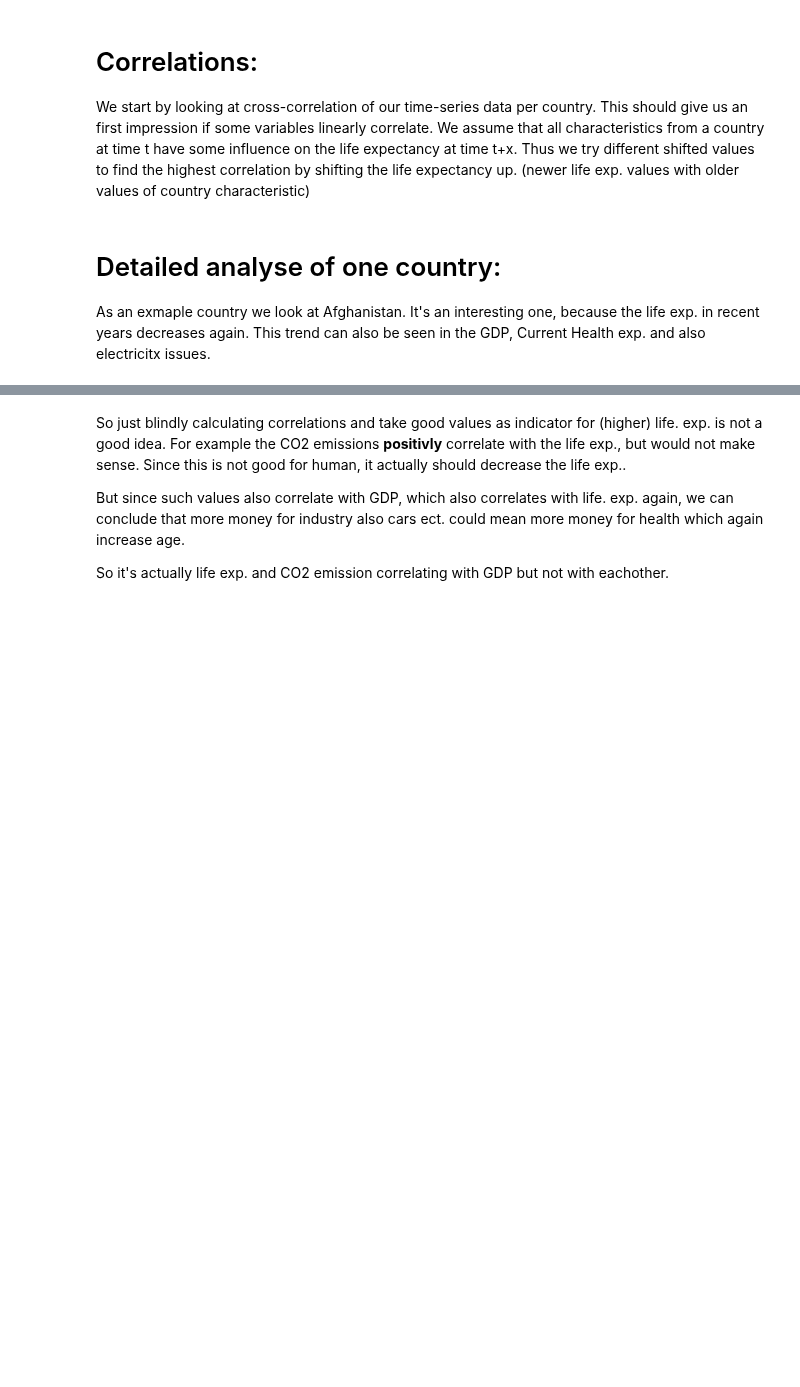
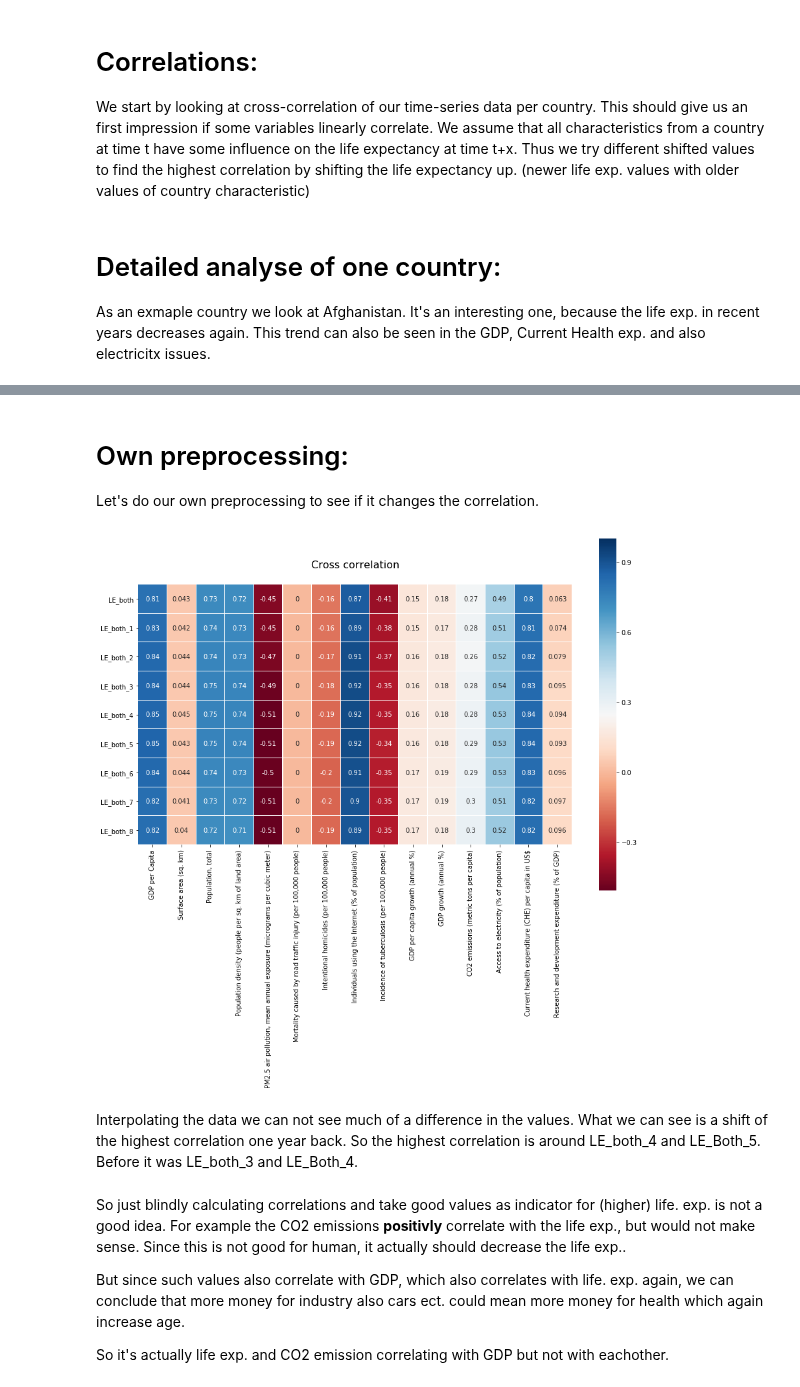
Before and after one commit to patrickFuerst/human_life_exp, a Jupyter notebook: Data Analysis(Patrick).ipynb, the cells around one changed output, grey strips where cells are left out. Cells and saved outputs as stored; diff of their text form; code cells hidden in the pictures; blank space fills up the shorter version.

```diff
--- a/Data Analysis(Patrick).ipynb
+++ b/Data Analysis(Patrick).ipynb
@@ -181,3 +193,36 @@ display_cross_correlation(df_accum_corr)
+# %% [markdown]
+# Own preprocessing:
+Let's do our own preprocessing to see if it changes the correlation.
+# %%
+#let's interpolte the data per country
+df_data_processed_patrick = df_data.copy().reset_index()
+#display(df_data_processed_patrick.groupby('Country'))
+
+#check first the data where almost everything is NaN
+def handle_column_nans(x):
+    non_nans_count = x.count(axis=0)
+    row_count = len(x)
+    none_nan_ratio = non_nans_count/row_count
+
+    #filter the columns where less than 30% percent is filled with values
+    to_replace_columns = none_nan_ratio[none_nan_ratio < 0.3].index.tolist()
+    #replace the whole columns with 0 than
+    x[to_replace_columns] = np.NaN
+
+    return x
+df_data_processed_patrick = df_data_processed_patrick.groupby('Country').apply( handle_column_nans )
+
+
+df_data_processed_patrick = df_data_processed_patrick.groupby('Country').apply( lambda x : x.interpolate(method='linear',limit_direction='both') )
+
+df_data_processed_patrick = df_data_processed_patrick.set_index(['Year','Country'])
+df_corr_overall = calculate_overall_correlation(df_data_processed_patrick)
+display_cross_correlation(df_corr_overall)
+# %% [output]
+[figure, added]
+# %% [markdown]
+Interpolating the data we can not see much of a difference in the values.
+What we can see is a shift of the highest correlation one year back. So the highest correlation is around LE_both_4 and LE_Both_5. Before it was LE_both_3 and LE_Both_4.
 # %% [markdown]
 
 
```
Also changed, not shown: parts of 12 cells of this notebook.
